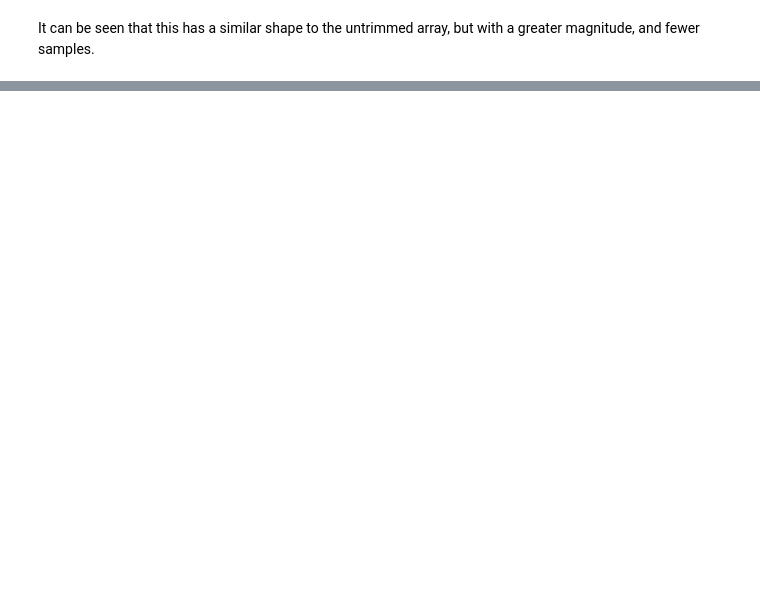
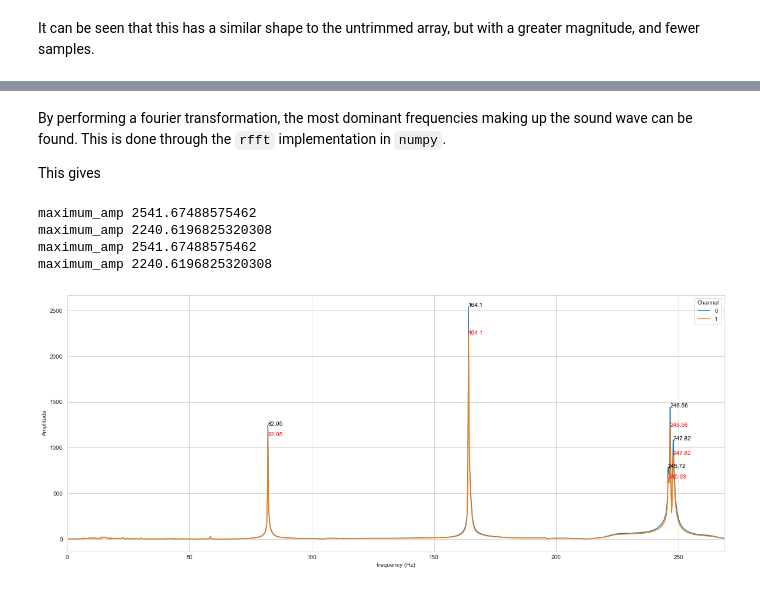
Before and after one commit to siversko/personal_data_projects, a Jupyter notebook: 2025-2_3-audio/audio_fft.ipynb, the cells around one changed output, grey strips where cells are left out. Saved outputs shown, nothing was run; the diff lists cells and outputs as text; code cells hidden in the pictures; blank space fills up the shorter version.

```diff
--- a/2025-2_3-audio/audio_fft.ipynb
+++ b/2025-2_3-audio/audio_fft.ipynb
@@ -89,0 +69,17 @@ print(a_fft.data.size, a_fft.fdata.size)
+# %% [markdown]
+By performing a fourier transformation, the most dominant frequencies making up the sound wave can be found. This is done through the `rfft` implementation in `numpy`.
+
+This gives
+# %%
+a_fft.set_fdata()
+a_fft.set_frequencies()
+a_fft.find_dominant_frequencies()
+fig, ax = plt.subplots(figsize=(20,8))
+a_fft.frequency_plot(a_fft.get_fdata(), ax, pad = 100)
+plt.show()
+# %% [output]
+maximum_amp 2541.67488575462
+maximum_amp 2240.6196825320308
+maximum_amp 2541.67488575462
+maximum_amp 2240.6196825320308
+[figure, added]
```
Also changed, not shown: parts of 26 cells of this notebook, 1 other file.
